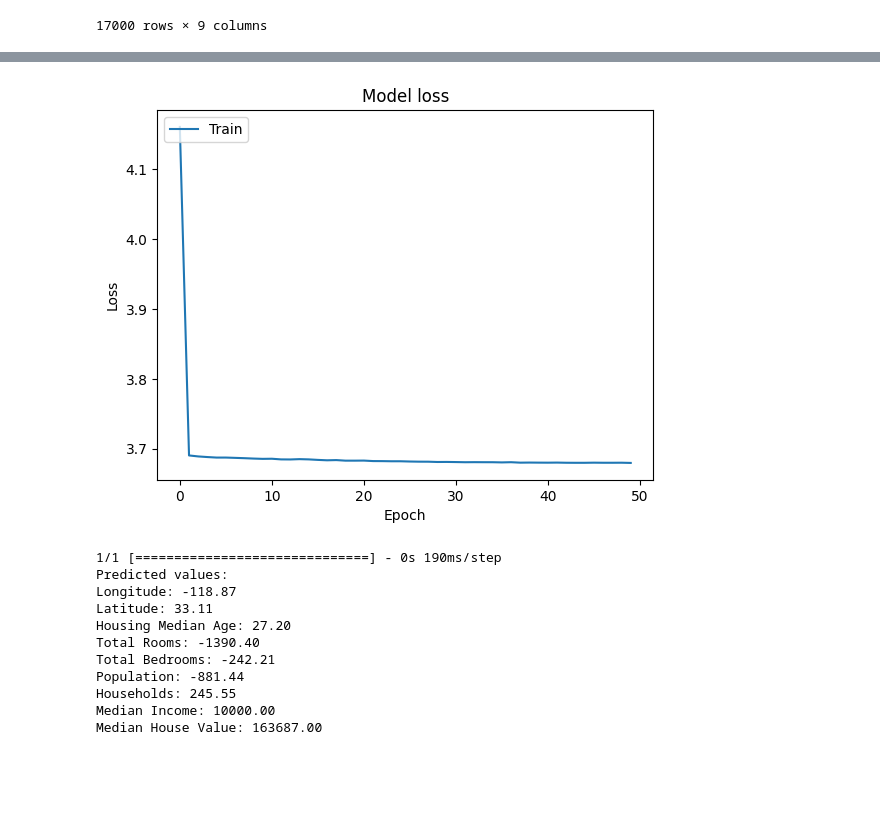
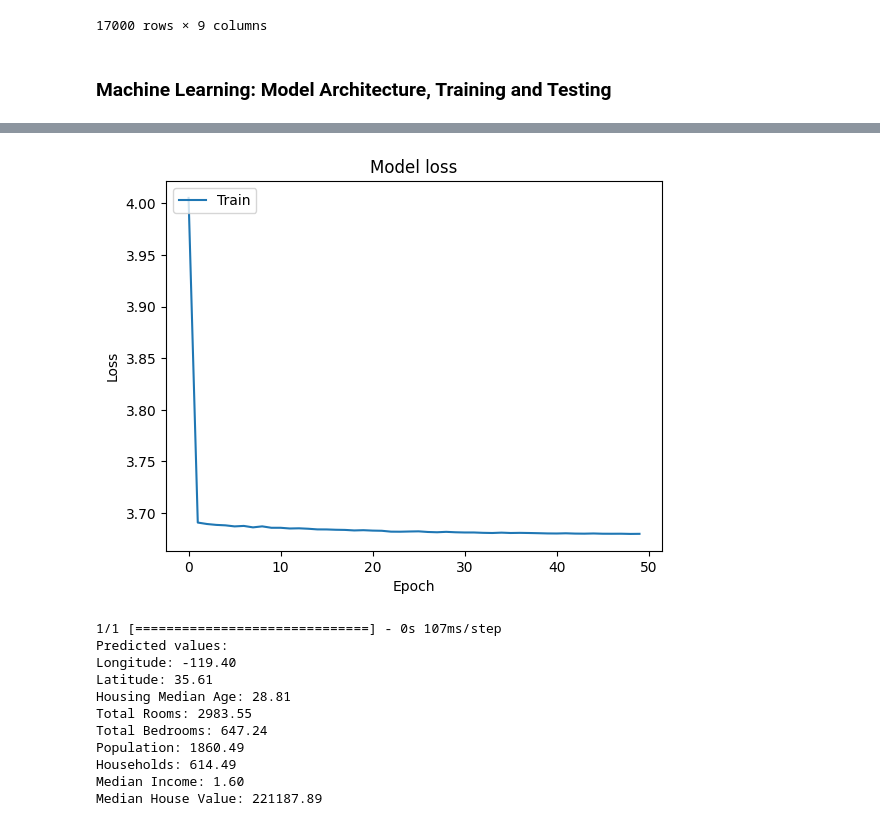
Before and after one commit to WilliamShengYangHuang/RC18_Machine_Learning, a Jupyter notebook: Conditional_Reasoning_Using_VAE.ipynb, the cells around one changed output, grey strips where cells are left out. Saved outputs shown, nothing was run; the diff lists cells and outputs as text; code cells hidden in the pictures; blank space fills up the shorter version.

```diff
--- a/Conditional_Reasoning_Using_VAE.ipynb
+++ b/Conditional_Reasoning_Using_VAE.ipynb
@@ -29,6 +35,8 @@ data
 | 16998 | -124.30 | 41.80 | 19 | 2672 | 552 | 1298 | 478 | ... |
 | 16999 | -124.35 | 40.54 | 52 | 1820 | 300 | 806 | 270 | ... |
 17000 rows × 9 columns
+# %% [markdown]
+### Machine Learning: Model Architecture, Training and Testing
 # %%
 # Preprocess data
 scaler = MinMaxScaler()
@@ -77,7 +85,7 @@ vae.compile(optimizer='rmsprop')
 
 # Train model and save history
 history = History()
-EPOCHS = 50 #@param{type:'slider', min:0, max:10000, step:1}
+EPOCHS = 100 #@param{type:'slider', min:0, max:10000, step:1}
 vae.fit(Y, shuffle=True, epochs=50, batch_size=100, callbacks=[history])
 
 # Plot loss function
@@ -89,7 +97,7 @@ plt.legend(['Train'], loc='upper left')
 plt.show()
 
 # Test income of 10000
-income_test = 10000 #@param{type:'slider', min:0, max:300000, step:1}
+income_test = 1.60 #@param{type:'slider', min:0, max:50, step:0.01}
 
 # Normalise using previous scaler
 income_test_scaled = scaler.transform([[0, 0, 0, 0, 0, 0, 0, income_test, 0]])
@@ -135,12 +143,12 @@ Epoch 50/50
-[figure, old version]
+[figure, new version]
-1/1 [==============================] - 0s 190ms/step
+1/1 [==============================] - 0s 107ms/step
 Predicted values:
-Longitude: -118.87
-Latitude: 33.11
-Housing Median Age: 27.20
-Total Rooms: -1390.40
-Total Bedrooms: -242.21
-Population: -881.44
-Households: 245.55
-Median Income: 10000.00
-Median House Value: 163687.00
+Longitude: -119.40
+Latitude: 35.61
+Housing Median Age: 28.81
+Total Rooms: 2983.55
+Total Bedrooms: 647.24
+Population: 1860.49
+Households: 614.49
+Median Income: 1.60
+Median House Value: 221187.89
```
Also changed, not shown: parts of 6 cells of this notebook.
